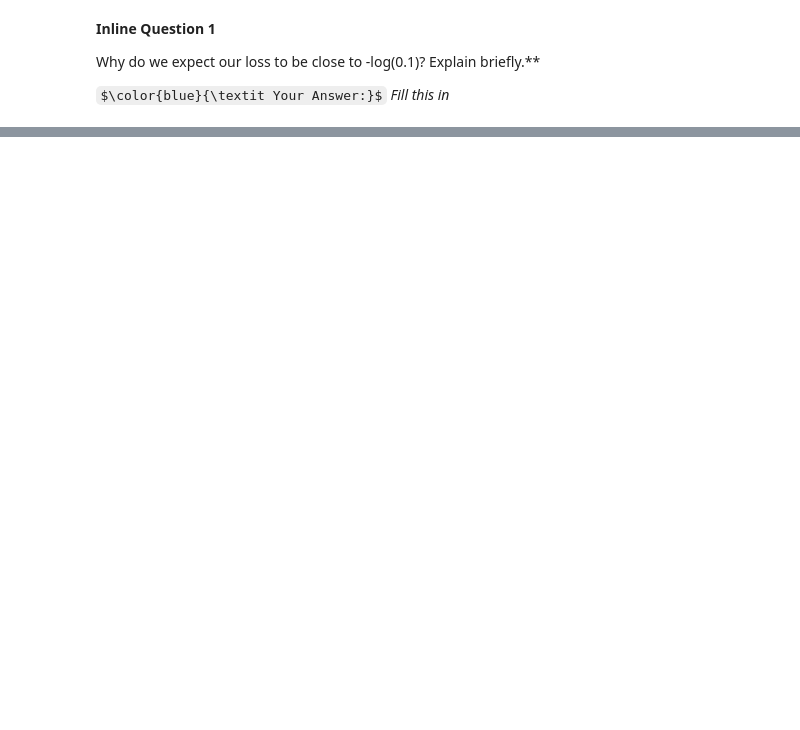
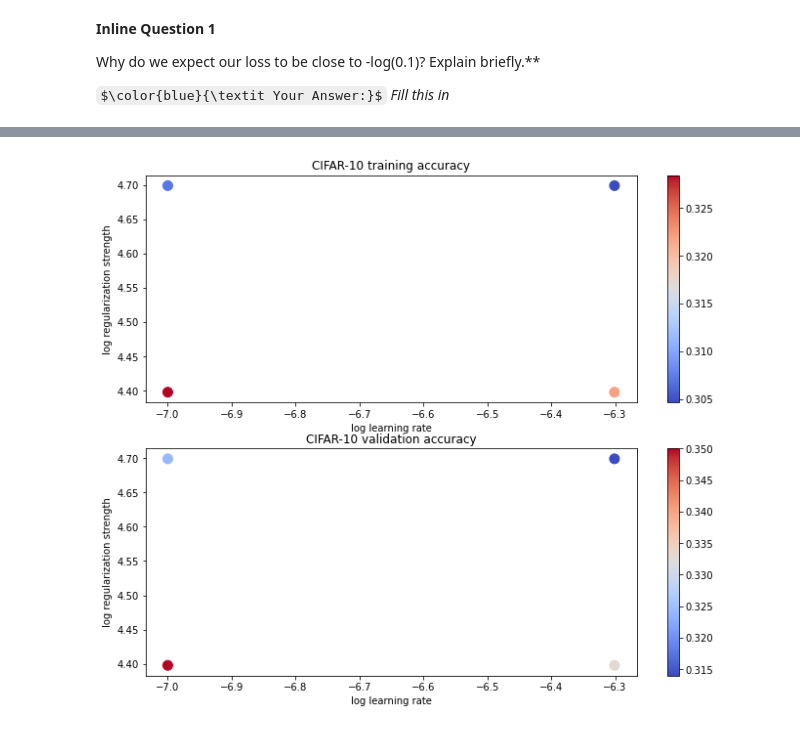
Before and after one commit to vladtimug/CS231n, a Jupyter notebook: Assignments/assignment1/softmax.ipynb, the cells around one changed output, grey strips where cells are left out. Drawn from its saved outputs; the diff is of its cells as text; code cells hidden in the pictures; some formulas as TeX source; blank space fills up the shorter version.

```diff
--- a/Assignments/assignment1/softmax.ipynb
+++ b/Assignments/assignment1/softmax.ipynb
@@ -295,3 +282,35 @@ plt.show()
+# %%
+# Visualize the cross-validation results
+import math
+import pdb
+
+# pdb.set_trace()
+
+x_scatter = [math.log10(x[0]) for x in results]
+y_scatter = [math.log10(x[1]) for x in results]
+
+# plot training accuracy
+marker_size = 100
+colors = [results[x][0] for x in results]
+plt.subplot(2, 1, 1)
+plt.tight_layout(pad=3)
+plt.scatter(x_scatter, y_scatter, marker_size, c=colors, cmap=plt.cm.coolwarm)
+plt.colorbar()
+plt.xlabel('log learning rate')
+plt.ylabel('log regularization strength')
+plt.title('CIFAR-10 training accuracy')
+
+# plot validation accuracy
+colors = [results[x][1] for x in results] # default size of markers is 20
+plt.subplot(2, 1, 2)
+plt.scatter(x_scatter, y_scatter, marker_size, c=colors, cmap=plt.cm.coolwarm)
+plt.colorbar()
+plt.xlabel('log learning rate')
+plt.ylabel('log regularization strength')
+plt.title('CIFAR-10 validation accuracy')
+plt.show()
+# %% [output]
+[figure, added]
 # %%
 # evaluate on test set
 # Evaluate the best softmax on test set
```
Also changed, not shown: parts of 10 cells of this notebook, 1 other file.
